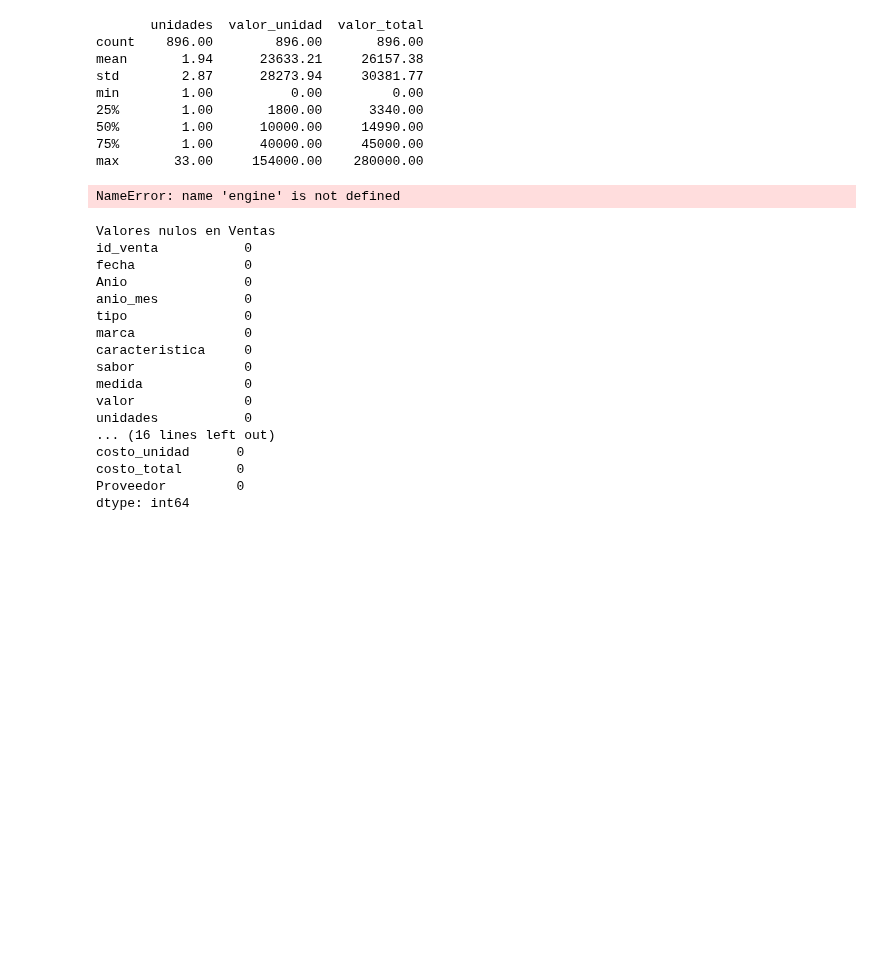
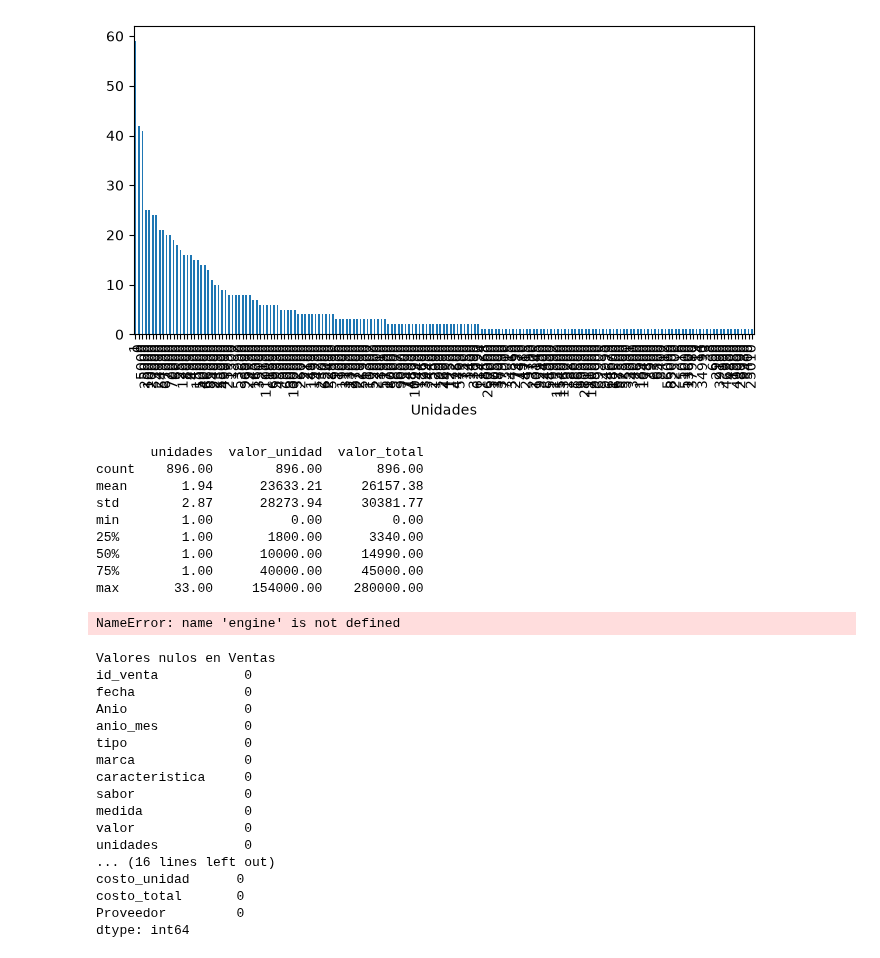
Before and after one commit to marcospnur/Bravos_Nutrition, a Jupyter notebook: Analisis de datos.ipynb, the cells around one changed output. Drawn from its saved outputs; the diff is of its cells as text; code cells hidden in the pictures; blank space fills up the shorter version.

```diff
--- a/Analisis de datos.ipynb
+++ b/Analisis de datos.ipynb
@@ -154,3 +200,9 @@ print("Tablas exportadas a MySQL.")
+# %%
+df_raw_ventas["valor_total"].value_counts().plot.bar(figsize=(8,4))
+plt.xlabel("Unidades")
+plt.show()
+# %% [output]
+[figure, added]
 # %%
 # Valores extremos
 print(df_ventas[["unidades","valor_unidad","valor_total"]].describe().round(2))
```
Also changed, not shown: parts of 9 cells of this notebook.
